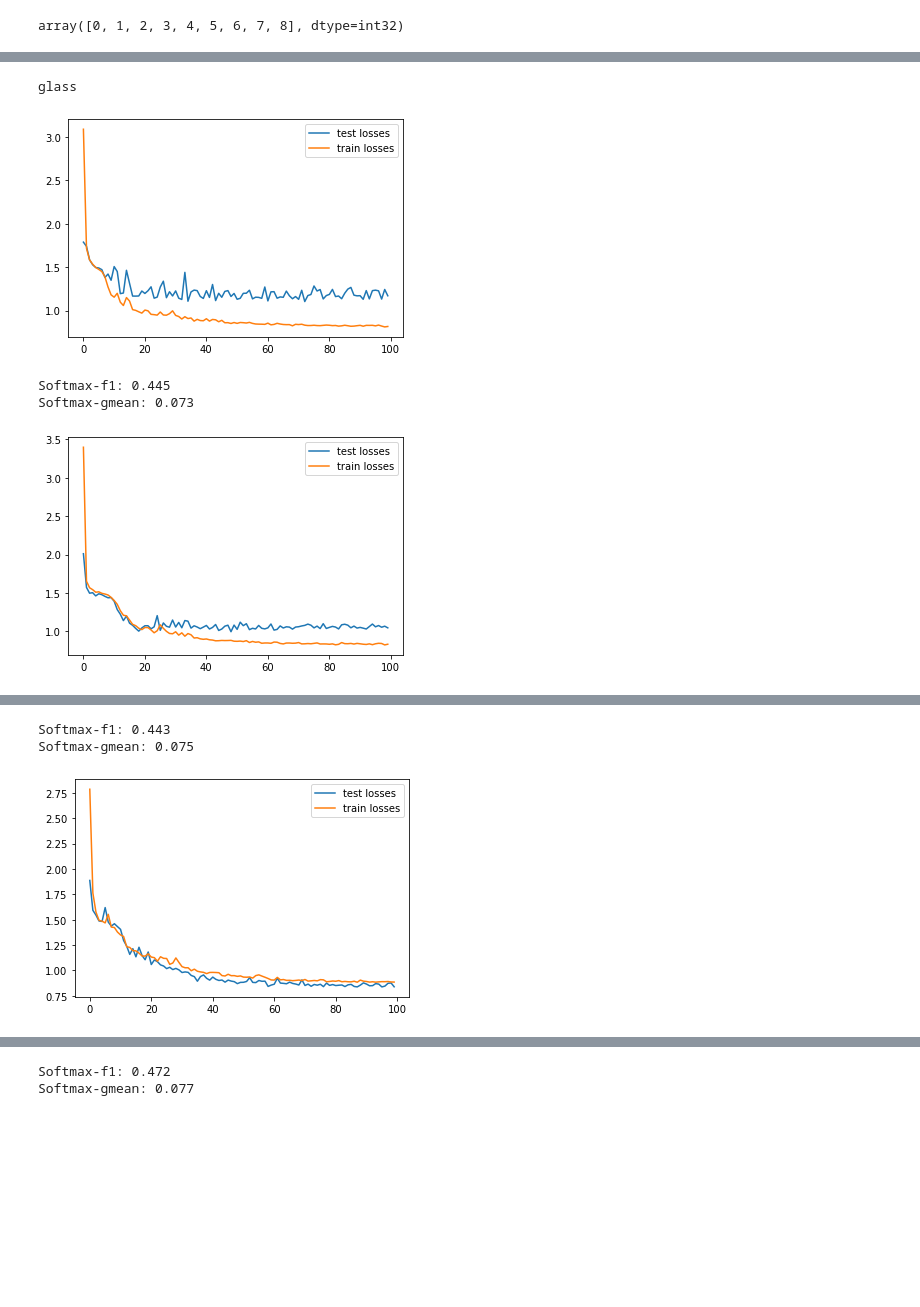
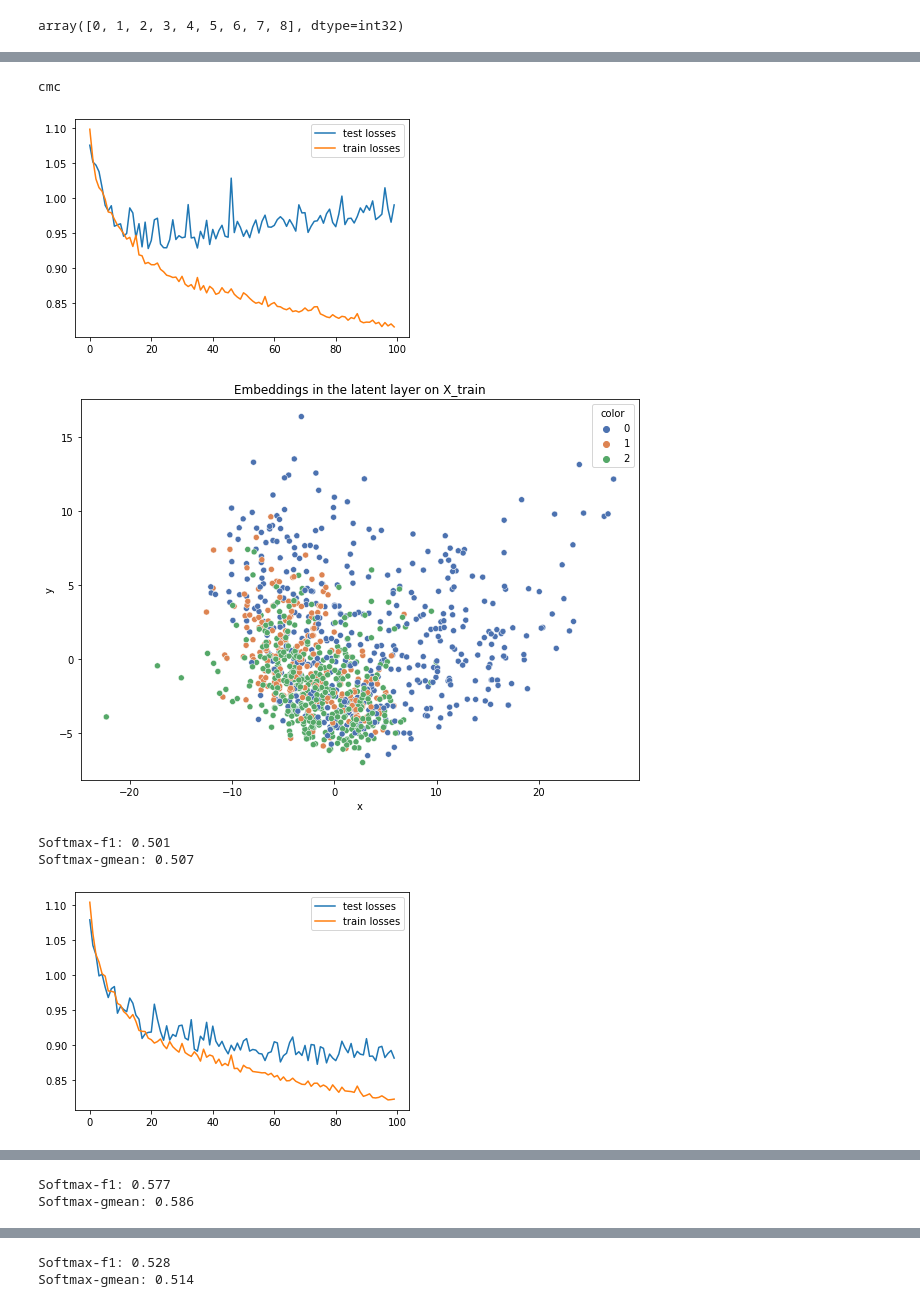
Before and after one commit to damian-horna/imbalanced_triplets, a Jupyter notebook: xperiment-v1-individual-softmax.ipynb, the cells around one changed output, grey strips where cells are left out. Saved outputs shown, nothing was run; the diff lists cells and outputs as text; code cells hidden in the pictures; blank space fills up the shorter version.

Commit message:
Softmax tuned

```diff
--- a/xperiment-v1-individual-softmax.ipynb
+++ b/xperiment-v1-individual-softmax.ipynb
@@ -18,7 +19,7 @@ import torch
 # %%
 datasets = load_datasets()
 # %%
-ds_name = 'glass'
+ds_name = 'cmc'
 test_on_all_folds = True
 test_all_ds = False
 # %%
@@ -198,5 +199,8 @@ config
   'epochs': 100}}
 # %%
+use_cuda = True
+device = torch.device("cuda" if use_cuda else "cpu")
+
 result_dict = defaultdict(list)
 
 if test_all_ds:
@@ -227,40 +231,48 @@ for dataset_name in ds_names:
         X_train_enc, X_test_enc = X_encoded[train_index], X_encoded[test_index]
 
         cfg = config[dataset_name]
 
         model = ex.train_classification(X_train_enc, y_train, X_test_enc, y_test, cfg)
 
+        # Visualize embeddings
+        dataset1 = TensorDataset(torch.Tensor(X_train_enc), torch.Tensor(y_train))
+        test_loader1 = torch.utils.data.DataLoader(dataset1, batch_size=1)
+
+        embeddings, labels = calc_embeddings(model, device, test_loader1)
+        pca = PCA(n_components=2)
+        plot_embeddings(pca.fit_transform(embeddings), y_train)
+        plt.title("Embeddings in the latent layer on X_train")
+        plt.show()
+
         dataset2 = TensorDataset(torch.Tensor(X_test_enc), torch.Tensor(y_test))
-        test_loader = torch.utils.data.DataLoader(dataset2, batch_size=1)
-
-        use_cuda = True
-        device = torch.device("cuda" if use_cuda else "cpu")
+        test_loader2 = torch.utils.data.DataLoader(dataset2, batch_size=1)
 
         preds = []
         model.eval()
         with torch.no_grad():
-            for data, target in test_loader:
+            for data, target in test_loader2:
                 data, target = data.to(device), target.to(device)
                 output = model(data)
                 pred = output.argmax(dim=1, keepdim=True)  # get the index of the max log-probability
                 preds.append(pred.item())
 #                 print(f"Pred: {pred.item()}, target: {target.item()}, output: {output}")
 
         clf_name = "Softmax"
         gmean = gmean_score(y_test, preds)
         f1 = f1_score(y_test, preds, average='macro')
         fold_result_dict[f"{clf_name}-f1"].append(f1)
         fold_result_dict[f"{clf_name}-gmean"].append(gmean)
 
 
         for key in sorted(list(fold_result_dict.keys())):
             print(f"{key}: {np.round(fold_result_dict[key][-1],3)}")
 
     for k in fold_result_dict:
         result_dict[k].append(np.mean(fold_result_dict[k]))
 # %% [output]
-glass
+cmc
-[figure, old version]
+[figure, new version]
+[figure, new version]
-Softmax-f1: 0.445
-Softmax-gmean: 0.073
+Softmax-f1: 0.501
+Softmax-gmean: 0.507
-[figure, old version]
+[figure, new version]
@@ -267,3 +280,2 @@ Softmax-gmean: 0.073
-Softmax-f1: 0.443
-Softmax-gmean: 0.075
+Softmax-f1: 0.577
+Softmax-gmean: 0.586
-[figure, old version]
@@ -270,2 +284,2 @@ Softmax-gmean: 0.075
-Softmax-f1: 0.472
-Softmax-gmean: 0.077
+Softmax-f1: 0.528
+Softmax-gmean: 0.514
```
Also changed, not shown: parts of 7 cells of this notebook, 4 other files.
